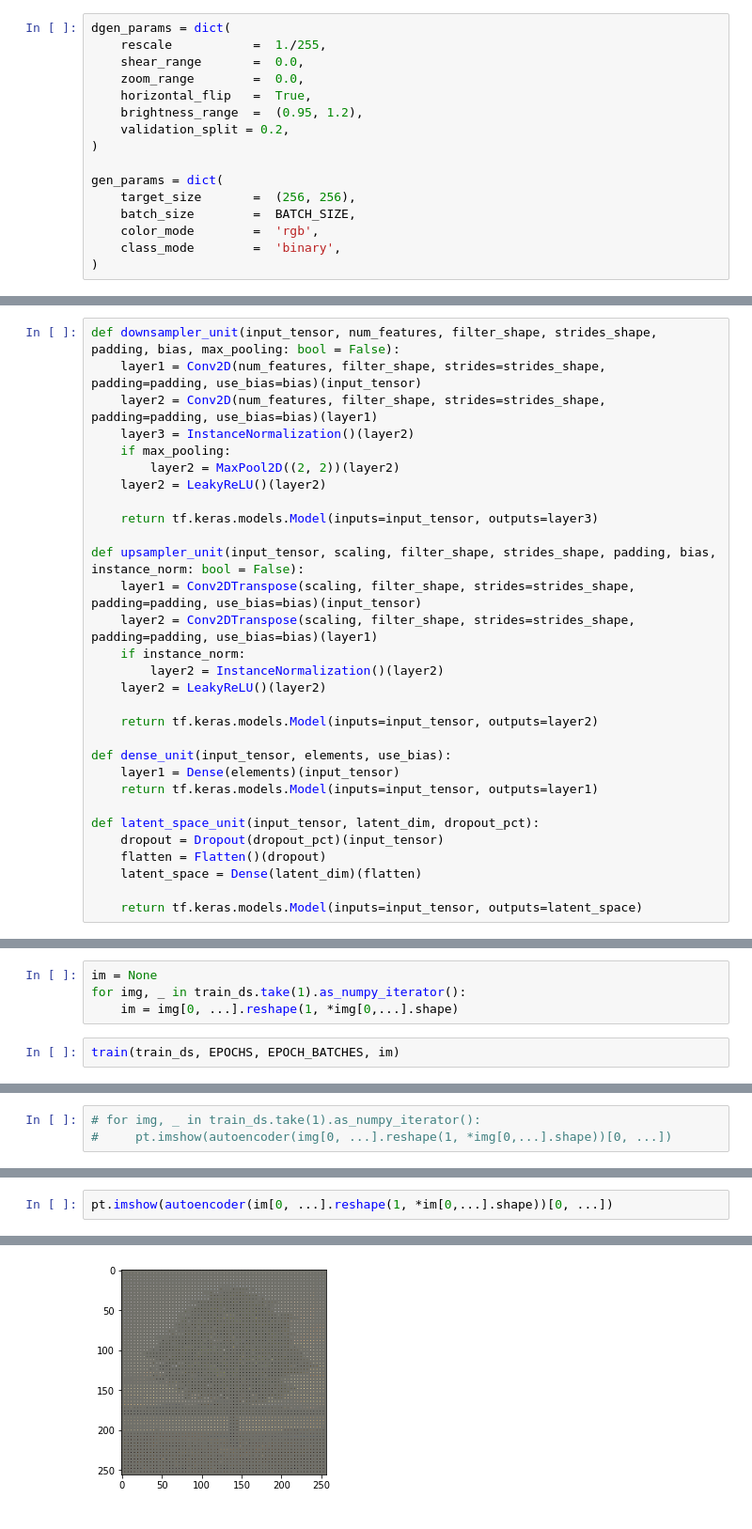
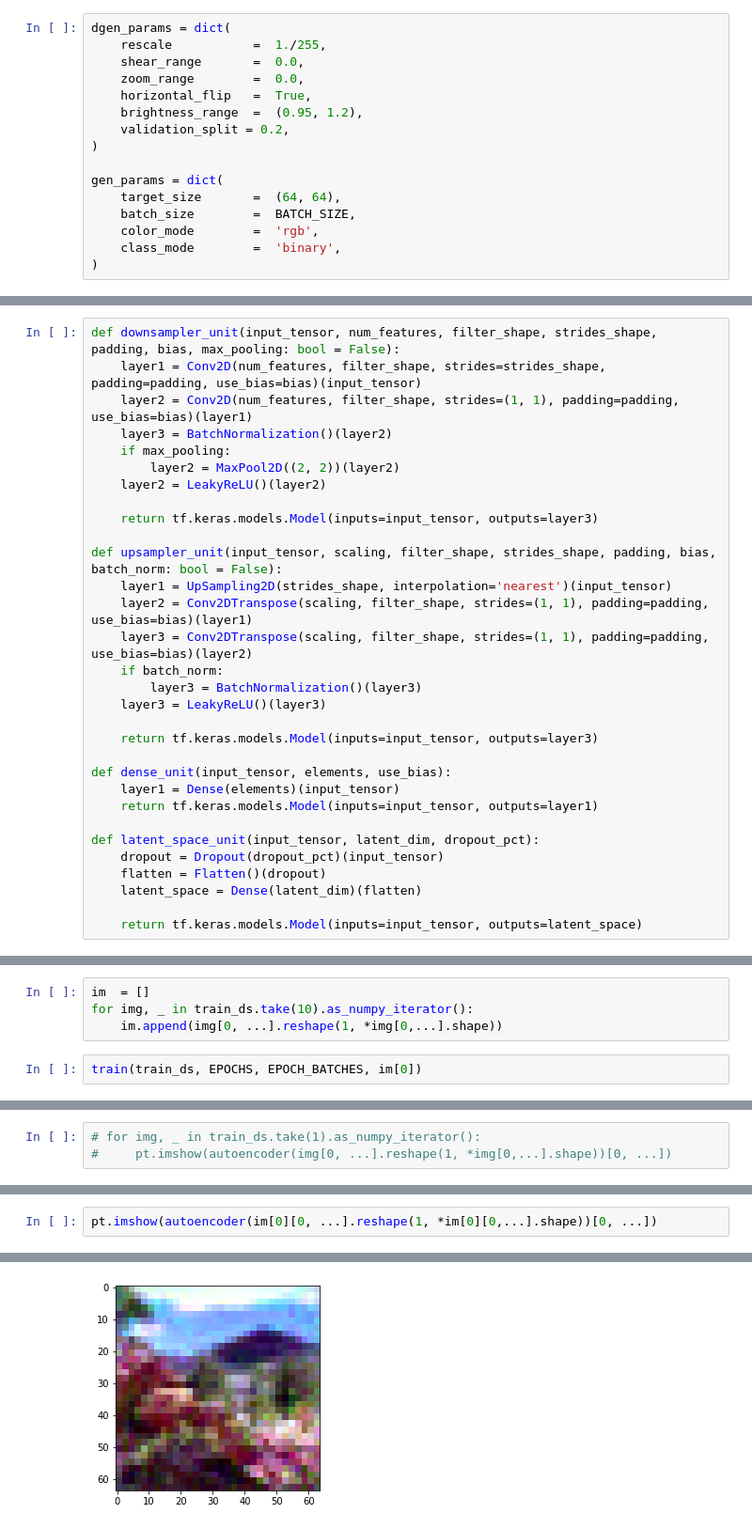
Before and after one commit to mycicle/cpe695, a Jupyter notebook: assignments/final_project/latent_transfer.ipynb, the cells around one changed output, grey strips where cells are left out. Shown: that part at 94% size. Cells and saved outputs as stored; diff of their text form.

```diff
--- a/assignments/final_project/latent_transfer.ipynb
+++ b/assignments/final_project/latent_transfer.ipynb
@@ -78,7 +78,7 @@ dgen_params = dict(
 )
 
 gen_params = dict(
-    target_size       =  (256, 256),
+    target_size       =  (64, 64),
     batch_size        =  BATCH_SIZE,
     color_mode        =  'rgb',
     class_mode        =  'binary',
@@ -132,22 +130,23 @@ If you encounter a bug, do not file an issue on GitHub.
 # %%
 def downsampler_unit(input_tensor, num_features, filter_shape, strides_shape, padding, bias, max_pooling: bool = False):
     layer1 = Conv2D(num_features, filter_shape, strides=strides_shape, padding=padding, use_bias=bias)(input_tensor)
-    layer2 = Conv2D(num_features, filter_shape, strides=strides_shape, padding=padding, use_bias=bias)(layer1)
-    layer3 = InstanceNormalization()(layer2)
+    layer2 = Conv2D(num_features, filter_shape, strides=(1, 1), padding=padding, use_bias=bias)(layer1)
+    layer3 = BatchNormalization()(layer2)
     if max_pooling:
         layer2 = MaxPool2D((2, 2))(layer2)
     layer2 = LeakyReLU()(layer2)
 
     return tf.keras.models.Model(inputs=input_tensor, outputs=layer3)
 
-def upsampler_unit(input_tensor, scaling, filter_shape, strides_shape, padding, bias, instance_norm: bool = False):
-    layer1 = Conv2DTranspose(scaling, filter_shape, strides=strides_shape, padding=padding, use_bias=bias)(input_tensor)
-    layer2 = Conv2DTranspose(scaling, filter_shape, strides=strides_shape, padding=padding, use_bias=bias)(layer1)
-    if instance_norm:
-        layer2 = InstanceNormalization()(layer2)
-    layer2 = LeakyReLU()(layer2)
+def upsampler_unit(input_tensor, scaling, filter_shape, strides_shape, padding, bias, batch_norm: bool = False):
+    layer1 = UpSampling2D(strides_shape, interpolation='nearest')(input_tensor)
+    layer2 = Conv2DTranspose(scaling, filter_shape, strides=(1, 1), padding=padding, use_bias=bias)(layer1)
+    layer3 = Conv2DTranspose(scaling, filter_shape, strides=(1, 1), padding=padding, use_bias=bias)(layer2)
+    if batch_norm:
+        layer3 = BatchNormalization()(layer3)
+    layer3 = LeakyReLU()(layer3)
 
-    return tf.keras.models.Model(inputs=input_tensor, outputs=layer2)
+    return tf.keras.models.Model(inputs=input_tensor, outputs=layer3)
 
 def dense_unit(input_tensor, elements, use_bias):
     layer1 = Dense(elements)(input_tensor)
@@ -310,9 +307,9 @@ def train(images, epochs, epoch_batches, img):
                 pt.close()
         print(f"Time for epoch {epoch} is {time.time()-start}")
 # %%
-im = None
-for img, _ in train_ds.take(1).as_numpy_iterator():
-    im = img[0, ...].reshape(1, *img[0,...].shape)
+im  = []
+for img, _ in train_ds.take(10).as_numpy_iterator():
+    im.append(img[0, ...].reshape(1, *img[0,...].shape))
 # %%
-train(train_ds, EPOCHS, EPOCH_BATCHES, im)
+train(train_ds, EPOCHS, EPOCH_BATCHES, im[0])
 # %% [output]
@@ -358,3 +339,3 @@ pt.imshow(im[0, ...])
 # %%
-pt.imshow(autoencoder(im[0, ...].reshape(1, *im[0,...].shape))[0, ...])
+pt.imshow(autoencoder(im[0][0, ...].reshape(1, *im[0][0,...].shape))[0, ...])
 # %% [output]
@@ -362,3 +343,3 @@ WARNING:matplotlib.image:Clipping input data to the valid range for imshow with
 <matplotlib.image.AxesImage at 0x...>
-[figure, old version]
+[figure, new version]
 # %%
```
Also changed, not shown: parts of 23 cells of this notebook, 1 other file.
